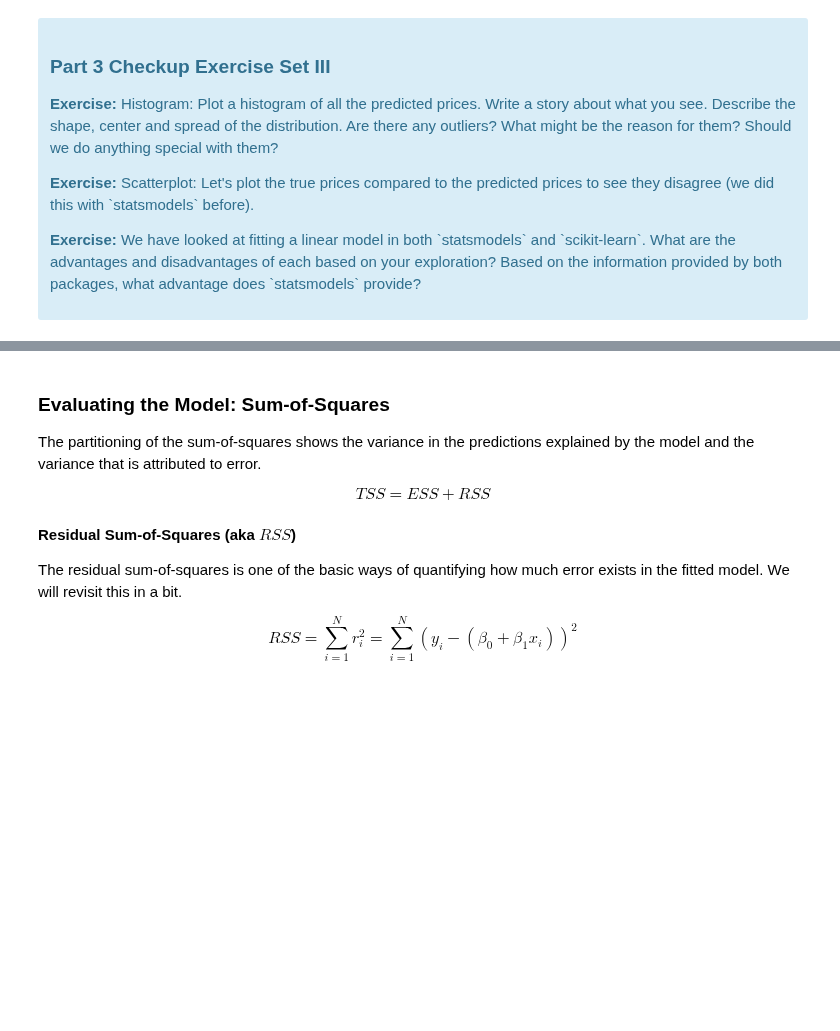
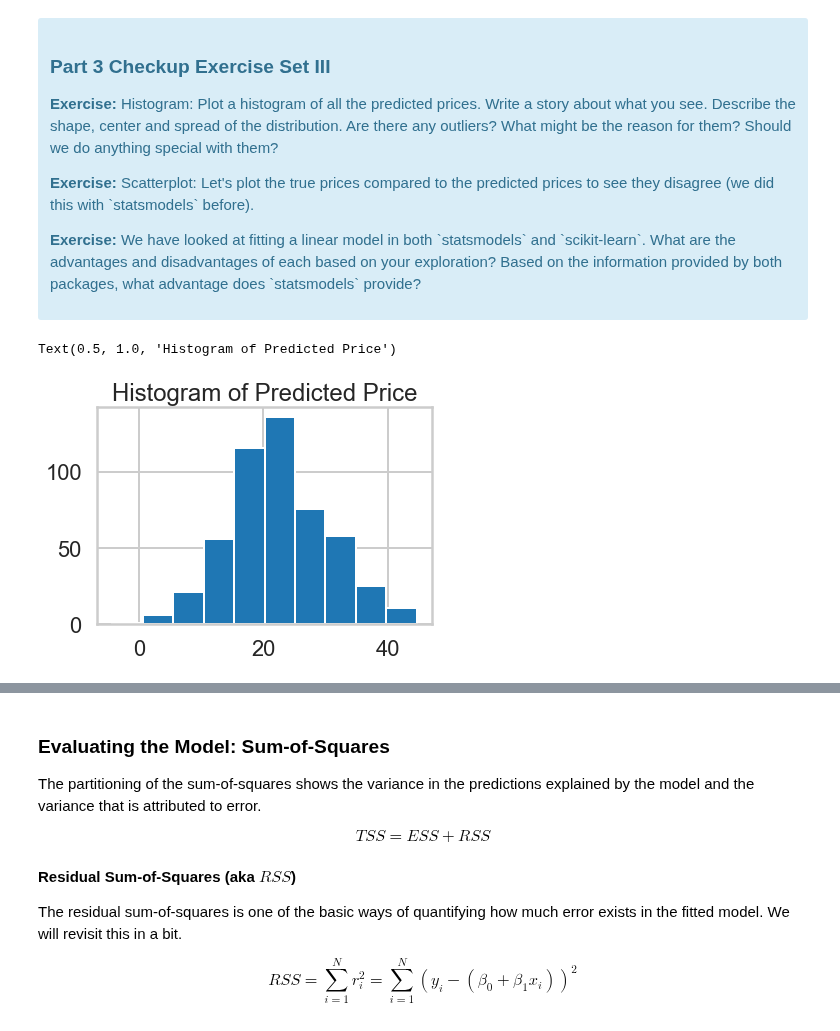
Before and after one commit to Armclimber/Projects, a Jupyter notebook: mini-projects/Mini_Project_Linear_Regression.ipynb, the cells around one changed output, grey strips where cells are left out. Drawn from its saved outputs; the diff is of its cells as text; code cells hidden in the pictures; blank space fills up the shorter version.

```diff
--- a/mini-projects/Mini_Project_Linear_Regression.ipynb
+++ b/mini-projects/Mini_Project_Linear_Regression.ipynb
@@ -482,0 +512,7 @@ lm.fit(X, bos.PRICE)
+# %%
+# your turn
+#It might be true for some features like square feet for example when there's no size,
+#price is 0 but not true for other features like radius to highway
+lm = LinearRegression(fit_intercept=True)
+
+lm.fit(X, bos.PRICE)
@@ -518,0 +581,9 @@ lm.predict(X)[0:5]
+# %%
+# your turn
+# It looks pretty normally distributed without obvious outliers centered at around 22k
+plt.hist(lm.predict(X))
+
+plt.title("Histogram of Predicted Price")
+# %% [output]
+Text(0.5, 1.0, 'Histogram of Predicted Price')
+[figure, added]
```
Also changed, not shown: parts of 33 cells of this notebook.
